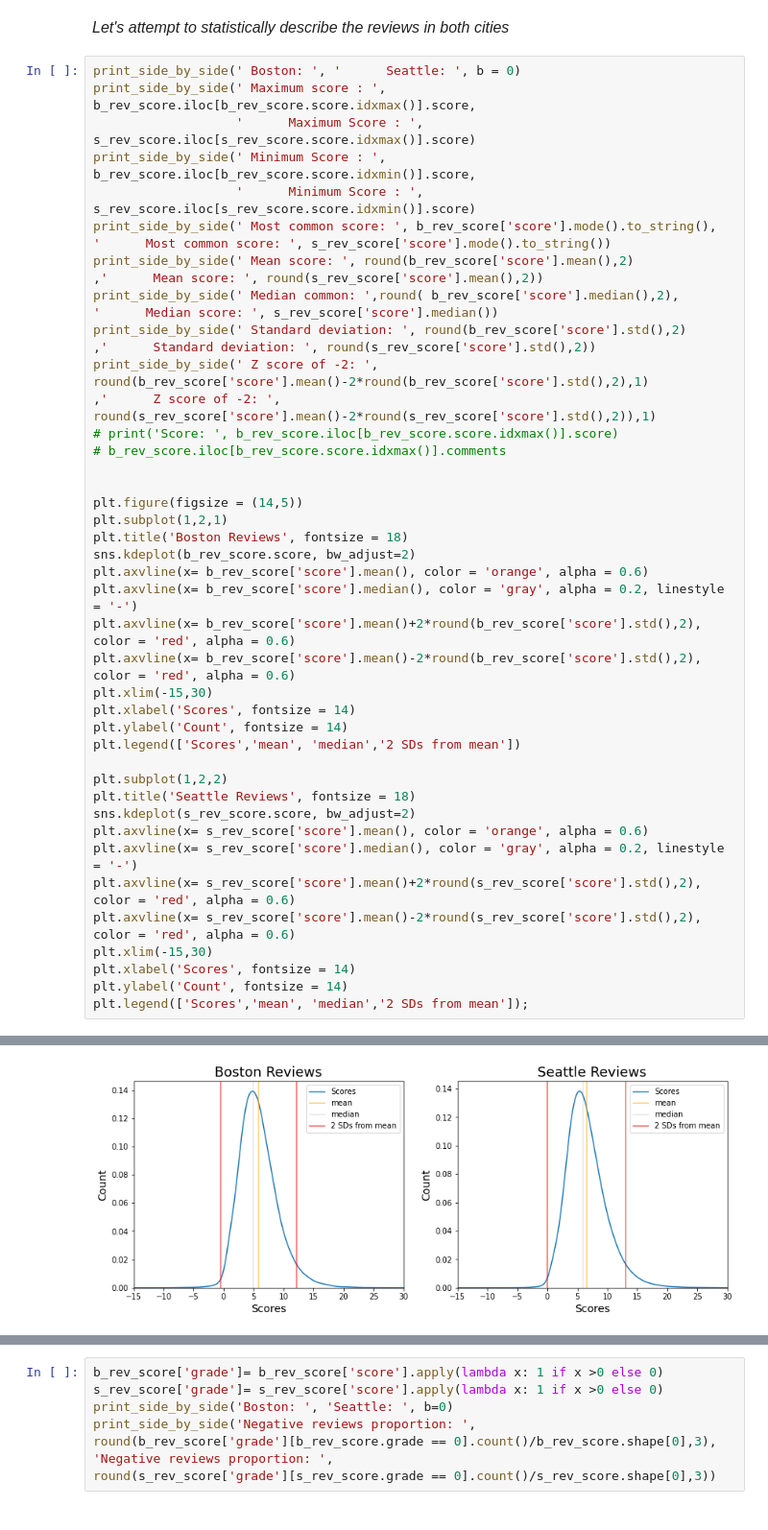
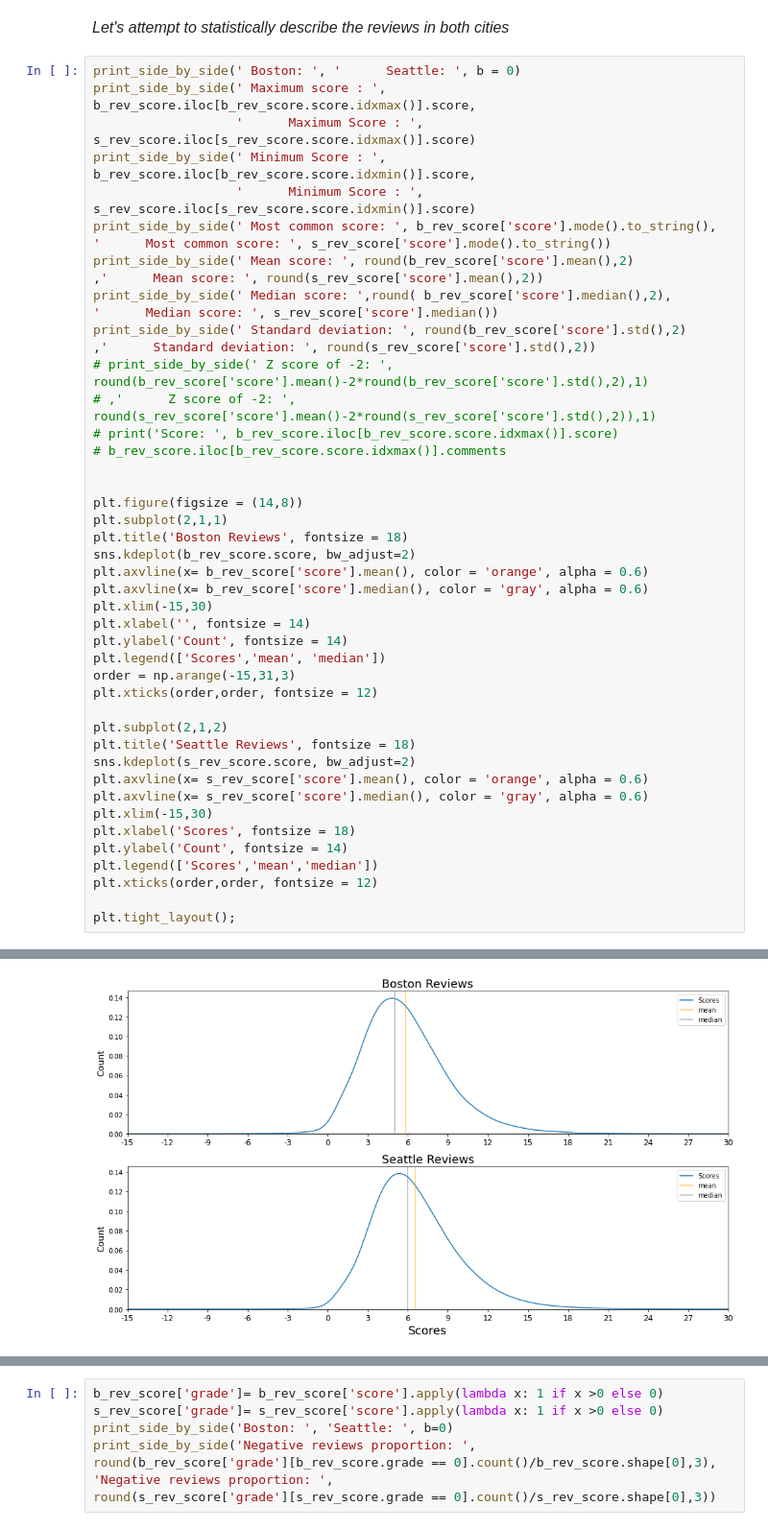
Before and after one commit to Zainy1453/Project-ND-1, a Jupyter notebook: Project-1.ipynb, the cells around one changed output, grey strips where cells are left out. Shown at 96% size. Cells and saved outputs as stored; diff of their text form.

```diff
--- a/Project-1.ipynb
+++ b/Project-1.ipynb
@@ -978,40 +976,41 @@ print_side_by_side(' Most common score: ', b_rev_score['score'].mode().to_string
 '      Most common score: ', s_rev_score['score'].mode().to_string())
 print_side_by_side(' Mean score: ', round(b_rev_score['score'].mean(),2)
 ,'      Mean score: ', round(s_rev_score['score'].mean(),2))
-print_side_by_side(' Median common: ',round( b_rev_score['score'].median(),2),
+print_side_by_side(' Median score: ',round( b_rev_score['score'].median(),2),
 '      Median score: ', s_rev_score['score'].median())
 print_side_by_side(' Standard deviation: ', round(b_rev_score['score'].std(),2)
 ,'      Standard deviation: ', round(s_rev_score['score'].std(),2))
-print_side_by_side(' Z score of -2: ', round(b_rev_score['score'].mean()-2*round(b_rev_score['score'].std(),2),1)
-,'      Z score of -2: ', round(s_rev_score['score'].mean()-2*round(s_rev_score['score'].std(),2)),1)
+# print_side_by_side(' Z score of -2: ', round(b_rev_score['score'].mean()-2*round(b_rev_score['score'].std(),2),1)
+# ,'      Z score of -2: ', round(s_rev_score['score'].mean()-2*round(s_rev_score['score'].std(),2)),1)
 # print('Score: ', b_rev_score.iloc[b_rev_score.score.idxmax()].score)
 # b_rev_score.iloc[b_rev_score.score.idxmax()].comments
 
 
-plt.figure(figsize = (14,5))
-plt.subplot(1,2,1)
+plt.figure(figsize = (14,8))
+plt.subplot(2,1,1)
 plt.title('Boston Reviews', fontsize = 18)
 sns.kdeplot(b_rev_score.score, bw_adjust=2)
 plt.axvline(x= b_rev_score['score'].mean(), color = 'orange', alpha = 0.6)
-plt.axvline(x= b_rev_score['score'].median(), color = 'gray', alpha = 0.2, linestyle = '-')
-plt.axvline(x= b_rev_score['score'].mean()+2*round(b_rev_score['score'].std(),2), color = 'red', alpha = 0.6)
-plt.axvline(x= b_rev_score['score'].mean()-2*round(b_rev_score['score'].std(),2), color = 'red', alpha = 0.6)
+plt.axvline(x= b_rev_score['score'].median(), color = 'gray', alpha = 0.6)
 plt.xlim(-15,30)
-plt.xlabel('Scores', fontsize = 14)
+plt.xlabel('', fontsize = 14)
 plt.ylabel('Count', fontsize = 14)
-plt.legend(['Scores','mean', 'median','2 SDs from mean'])
+plt.legend(['Scores','mean', 'median'])
+order = np.arange(-15,31,3)
+plt.xticks(order,order, fontsize = 12)
 
-plt.subplot(1,2,2)
+plt.subplot(2,1,2)
 plt.title('Seattle Reviews', fontsize = 18)
 sns.kdeplot(s_rev_score.score, bw_adjust=2)
 plt.axvline(x= s_rev_score['score'].mean(), color = 'orange', alpha = 0.6)
-plt.axvline(x= s_rev_score['score'].median(), color = 'gray', alpha = 0.2, linestyle = '-')
-plt.axvline(x= s_rev_score['score'].mean()+2*round(s_rev_score['score'].std(),2), color = 'red', alpha = 0.6)
-plt.axvline(x= s_rev_score['score'].mean()-2*round(s_rev_score['score'].std(),2), color = 'red', alpha = 0.6)
+plt.axvline(x= s_rev_score['score'].median(), color = 'gray', alpha = 0.6)
 plt.xlim(-15,30)
-plt.xlabel('Scores', fontsize = 14)
+plt.xlabel('Scores', fontsize = 18)
 plt.ylabel('Count', fontsize = 14)
-plt.legend(['Scores','mean', 'median','2 SDs from mean']);
+plt.legend(['Scores','mean','median'])
+plt.xticks(order,order, fontsize = 12)
+
+plt.tight_layout();
 # %% [output]
  Boston:                                                       Seattle:
  Maximum score :   34                                          Maximum Score :   39
@@ -1024,4 +1022,4 @@ plt.legend(['Scores','mean', 'median','2 SDs from mean']);
-[figure, old version]
+[figure, new version]
 # %% [markdown]
 >* <font size = '3'>**The scores clearly follow a normal distribution in both cities, with close standard deviations**</font>
 >* <font size = '3'>**The mean score of Seattle (6.55) is a bit higher than Boston (5.84)**</font>
```
Also changed, not shown: parts of 15 cells of this notebook, 12 other files.
